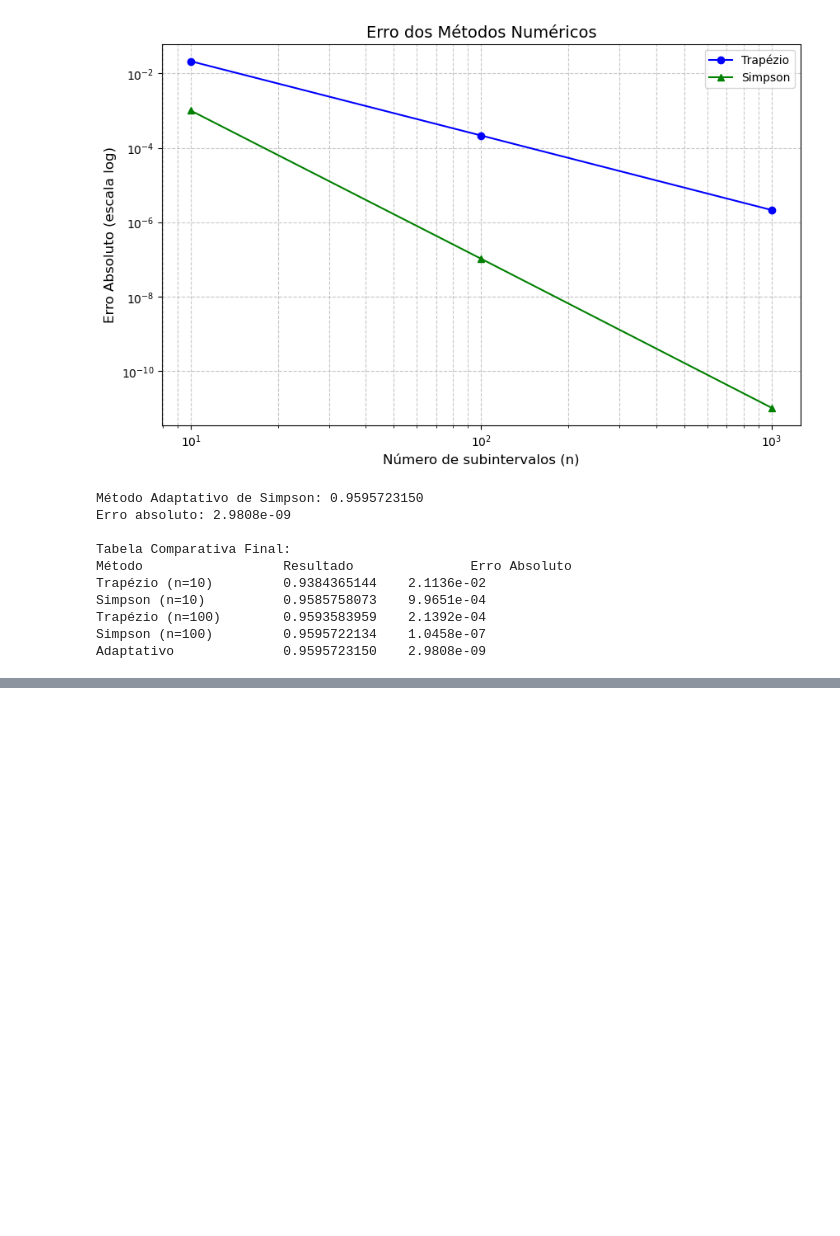
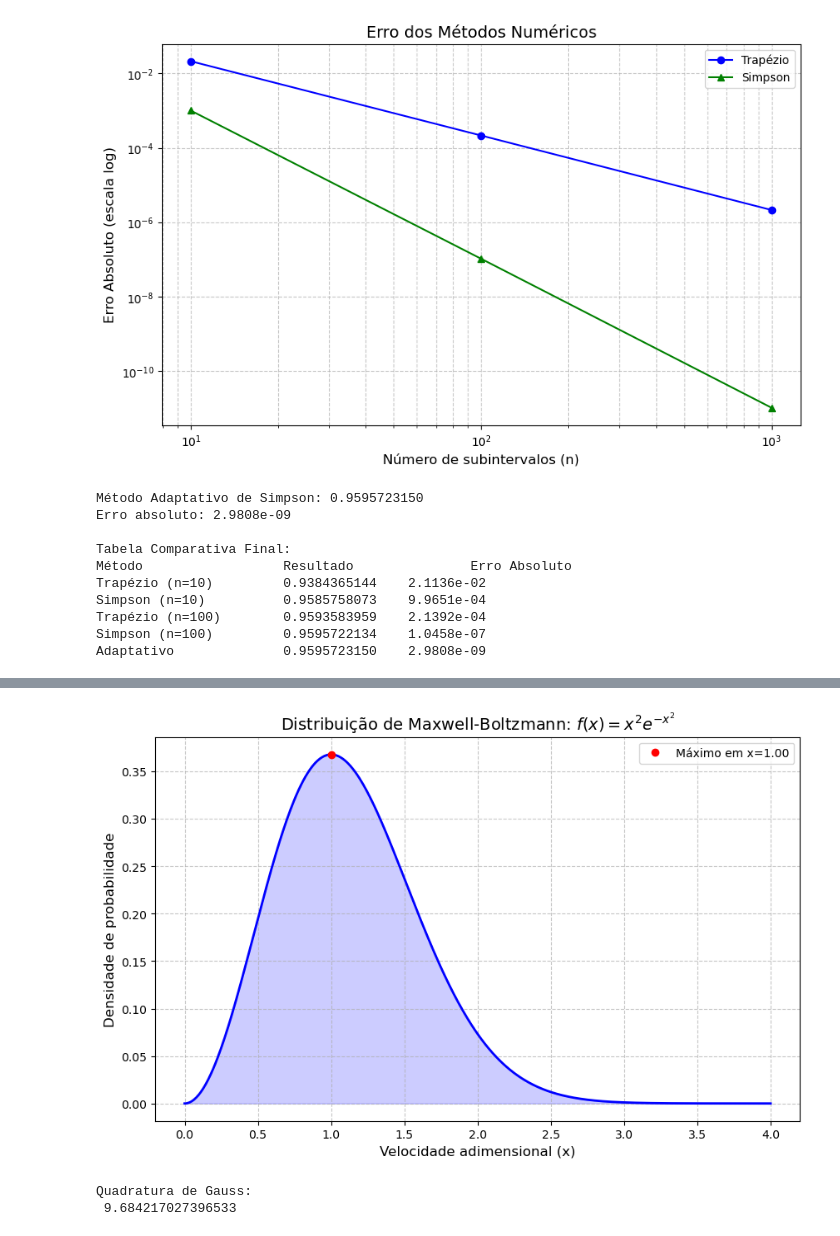
Before and after one commit to pimazzo/AV7, a Jupyter notebook: AV7.ipynb, the cells around one changed output, grey strips where cells are left out. Cells and saved outputs as stored; diff of their text form; code cells hidden in the pictures; blank space fills up the shorter version.

```diff
--- a/AV7.ipynb
+++ b/AV7.ipynb
@@ -163,0 +204,80 @@ Adaptativo              0.9595723150    2.9808e-09
+# %%
+# Função de distribuição
+def f(x):
+    return x**2 * np.exp(-x**2)
+
+# a) Plot da função e análise
+x = np.linspace(0, 4, 500)
+y = f(x)
+
+# Encontrar o máximo
+res = minimize_scalar(lambda x: -f(x), bounds=(0, 4), method='bounded')
+x_max = res.x
+y_max = f(x_max)
+
+# Plot
+plt.figure(figsize=(10, 6))
+plt.plot(x, y, 'b-', linewidth=2)
+plt.plot(x_max, y_max, 'ro', label=f'Máximo em x={x_max:.2f}')
+plt.title('Distribuição de Maxwell-Boltzmann: $f(x) = x^2 e^{-x^2}$', fontsize=14)
+plt.xlabel('Velocidade adimensional (x)', fontsize=12)
+plt.ylabel('Densidade de probabilidade', fontsize=12)
+plt.grid(True, linestyle='--', alpha=0.7)
+plt.legend()
+plt.fill_between(x, y, alpha=0.2, color='blue')
+plt.show()
+# %% [output]
+[figure, added]
+# %%
+def gaussxw(N):
+
+    # Initial approximation to roots of the Legendre polynomial
+    a = linspace(3,4*N-1,N)/(4*N+2)
+    x = a**2 * np.exp(-a**2)
+
+    # Find roots using Newton's method
+    epsilon = 1e-15
+    delta = 1.0
+    while delta>epsilon:
+        p0 = ones(N,float)
+        p1 = copy(x)
+        for k in range(1,N):
+            p0,p1 = p1,((2*k+1)*x*p1-k*p0)/(k+1)
+        dp = (N+1)*(p0-x*p1)/(1-x*x)
+        dx = p1/dp
+        x -= dx
+        delta = max(abs(dx))
+
+    # Calculate the weights
+    w = 2*(N+1)*(N+1)/(N*N*(1-x*x)*dp*dp)
+
+    return x,w
+
+def gaussxwab(N,a,b):
+    x,w = gaussxw(N)
+    return 0.5*(b-a)*x+0.5*(b+a),0.5*(b-a)*w
+
+
+
+
+def f(x):
+	return np.exp(x)
+
+N = 2
+a = 0.0
+b = 2.0
+
+# Calculando os pontos e pesos--------------------------------------
+x,w = gaussxw(N)
+xp = 0.5*(b-a)*x + 0.5*(b+a)
+wp = 0.5*(b-a)*w
+
+# Executando o metodo--------------------------------------
+s = 0.0
+for k in range(N):
+	s += wp[k]*f(xp[k])
+
+print("Quadratura de Gauss:\n", s)
+# %% [output]
+Quadratura de Gauss:
+ 9.684217027396533
```
Also changed, not shown: parts of 4 cells of this notebook.
